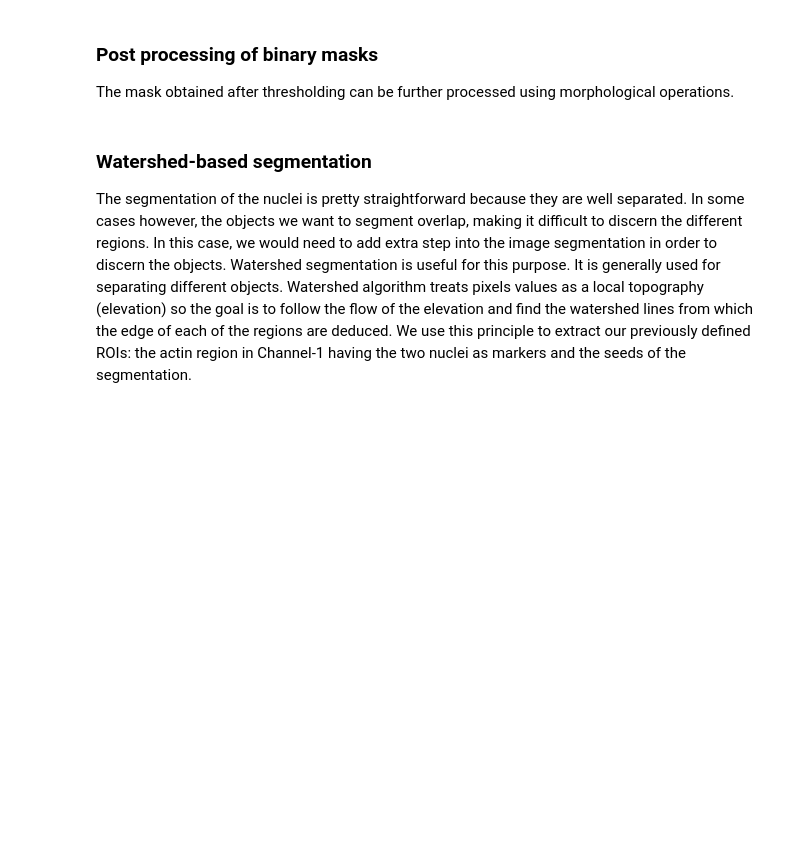
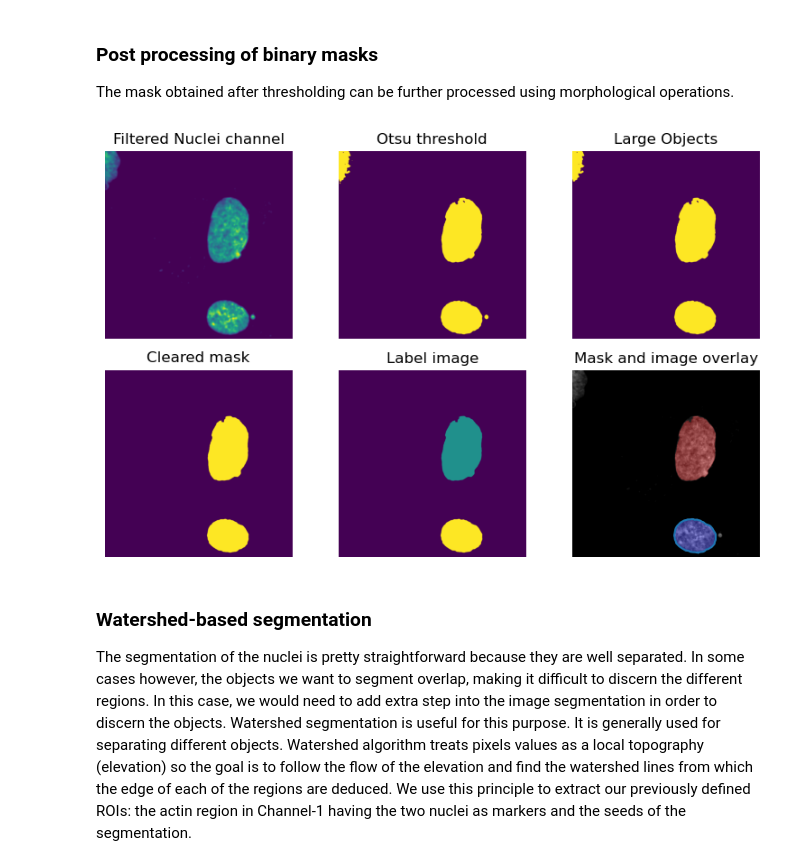
Before and after one commit to MRC-LMB-Light-Microscopy-Facility/introduction-to-python-bioimage-analysis, a Jupyter notebook: nbs/2_regionproperties.ipynb, the cells around one changed output. Saved outputs shown, nothing was run; the diff lists cells and outputs as text; code cells hidden in the pictures; blank space fills up the shorter version.

```diff
--- a/nbs/2_regionproperties.ipynb
+++ b/nbs/2_regionproperties.ipynb
@@ -202,7 +234,7 @@ from skimage import color
 
 # remove artifacts connected to image border
 only_large_objects = morphology.remove_small_objects(nuclei_mask, 10000)
-cleared = morphology.closing(only_large_objects, morphology.footprint_rectangle((35, 35)))
+cleared = morphology.closing(only_large_objects, morphology.footprint_rectangle((20, 20)))
 cleared = segmentation.clear_border(cleared)
 
 # label image regions
@@ -212,33 +244,39 @@ nuclei_label = measure.label(cleared)
 nuclei_label_overlay = color.label2rgb(nuclei_label, image=10*nuclei, bg_label=0)
 
 fig, ax = plt.subplots(2, 3, figsize=(8,5))
 
 ax[0,0].imshow(nuclei_flt)
 ax[0,0].set_title('Filtered Nuclei channel')
 ax[0,0].set_axis_off()
 
 
 ax[0,1].imshow(nuclei_mask)
 ax[0,1].set_title('Otsu threshold')
 ax[0,1].set_axis_off()
 
 ax[0,2].imshow(only_large_objects)
 ax[0,2].set_title('Large Objects')
 ax[0,2].set_axis_off()
 
 ax[1,0].imshow(cleared)
 ax[1,0].set_title('Cleared mask')
 ax[1,0].set_axis_off()
 
 ax[1,1].imshow(nuclei_label)
 ax[1,1].set_title('Label image')
 ax[1,1].set_axis_off()
 
 ax[1,2].imshow(nuclei_label_overlay)
 ax[1,2].set_title('Mask and image overlay')
 ax[1,2].set_axis_off()
 
+contours = measure.find_contours(nuclei_label)
+for contour in contours:
+    plt.plot(contour[:,1], contour[:,0])
+
 plt.tight_layout()
+# %% [output]
+[figure, added]
 # %% [markdown]
 ### Watershed-based segmentation
 The segmentation of the nuclei is pretty straightforward because they are well separated. In some cases however, the objects we want to segment overlap, making it difficult to discern the different regions. In this case, we would need to add extra step into the image segmentation in order to discern the objects. Watershed segmentation is useful for this purpose. It is generally used for separating different objects. Watershed algorithm treats pixels values as a local topography (elevation) so the goal is to follow the flow of the elevation and find the watershed lines from which the edge of each of the regions are deduced. We use this principle to extract our previously defined ROIs: the actin region in Channel-1 having the two nuclei as markers and the seeds of the segmentation.
```
Also changed, not shown: parts of 20 cells of this notebook, 1 other file.
